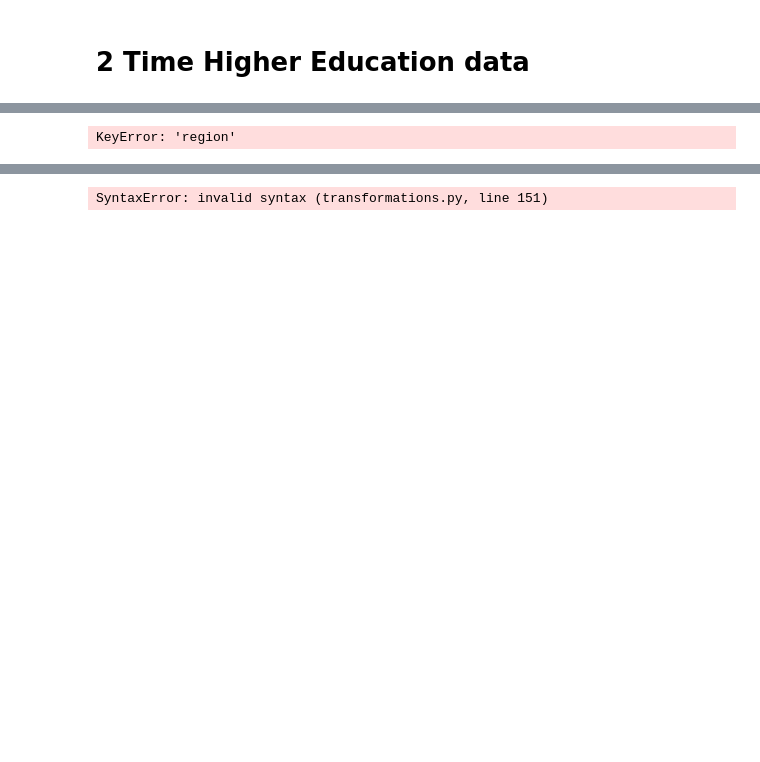
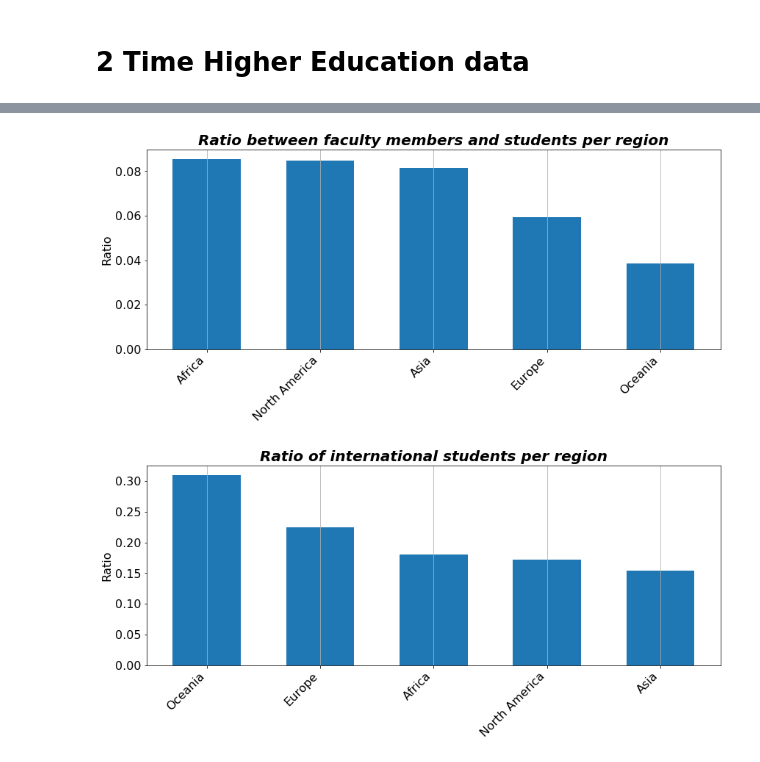
Before and after one commit to lkieliger/adagroup, a Jupyter notebook: hw2/Homework 2.ipynb, the cells around one changed output, grey strips where cells are left out. Drawn from its saved outputs; the diff is of its cells as text; code cells hidden in the pictures; blank space fills up the shorter version.

```diff
--- a/hw2/Homework 2.ipynb
+++ b/hw2/Homework 2.ipynb
@@ -227,5 +229,5 @@ pretty_bar(r2['ratio'][:10], r2['location'][:10], "Ratio of international studen
 # %%
+r1, r2 = display_ratio(df_2.groupby('region').sum().reset_index())
 pretty_bar(r1['ratio'][:10], r1['region'][:10], "Ratio between faculty members and students per region", "", "Ratio", figwidth=14, rot='vertical')
 pretty_bar(r2['ratio'][:10], r2['region'][:10], "Ratio of international students per region", "", "Ratio", figwidth=14, rot='vertical')
 # %% [output]
-KeyError: 'region'
@@ -232,6 +240,2 @@ KeyError: 'region'
+[figure, added]
+[figure, added]
-# %%
-from incf.countryutils import transformations
-
-transformations.cca2_to_ccn('de')
-# %% [output]
-SyntaxError: invalid syntax (transformations.py, line 151)
```
Also changed, not shown: parts of 12 cells of this notebook, 1 other file.
